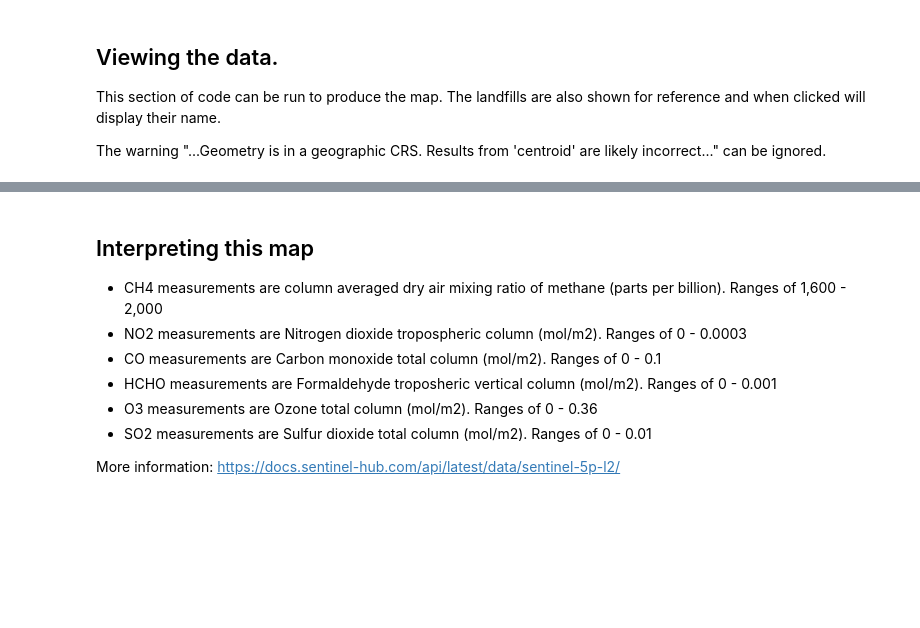
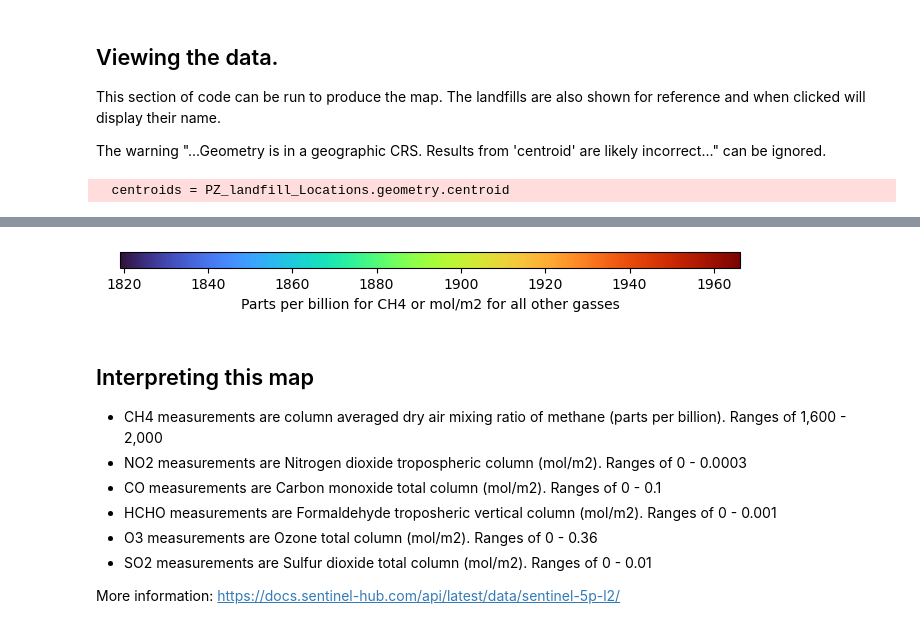
Before and after one commit to zelcon01/Landfill_Atmospheric_Gas_Monitor_Tools, a Jupyter notebook: Sentinel 5P Atmospheric Gas Map.ipynb, the cells around one changed output, grey strips where cells are left out. Saved outputs shown, nothing was run; the diff lists cells and outputs as text; code cells hidden in the pictures; blank space fills up the shorter version.

```diff
--- a/Sentinel 5P Atmospheric Gas Map.ipynb
+++ b/Sentinel 5P Atmospheric Gas Map.ipynb
@@ -123,24 +144,16 @@ dataset = rasterio.open(gas_data, 'r')
 rasdata = dataset.read()[0]
 rasdata_normed = rasdata / rasdata.max() * 10
 
-# set bounds using EPSG:3857 projection
-dest_crs = 'EPSG:3857'
-left, bottom, right, top = [i for i in dataset.bounds]
-bounds_4326 = warp.transform_bounds(src_crs=dataset.crs, dst_crs=dest_crs, left=left,
-                                    bottom=bottom, right=right, top=top)
-
-# Loading colourmap for gas_data
-colormap = cm.turbo
-
 # When the data is displayed, this says to ignore values of zero.
 non_zero_values = rasdata[rasdata != 0]
 min_value = non_zero_values.min()
 max_value = non_zero_values.max()
 normalized_data = (non_zero_values - min_value) / (max_value - min_value)
 
-# Create a colormap for the non-zero values
-colormap_index = np.zeros_like(rasdata, dtype=np.float64)
-colormap_index[rasdata != 0] = normalized_data
+# Create a colourmap for the non-zero values
+colourmap = cm.turbo
+colourmap_index = np.zeros_like(rasdata, dtype=np.float64)
+colourmap_index[rasdata != 0] = normalized_data
 
 #Loading in the landfill locations
 PZ_landfill_Locations = gpd.read_file(r"C:\GIS_Course\EGM722\Project\Data\PZ_landfill_point4326.geojson")
@@ -162,10 +175,10 @@ for feature in PZ_landfill_Locations.iterfeatures():
 
 # Adding the gas concentration dataset to the map
 folium.raster_layers.ImageOverlay(
-    image=colormap(colormap_index),
+    image=colourmap(colourmap_index),
     name='gas concentration in atmosphere',
     opacity=0.6,
-    bounds=[[27.0, -19.5], [44.4, 5.0]],  # this should be the same as the spatial extent of cube
+    bounds=[[20.0, -19.5], [44.4, 9.0]],  # this should be the same as the spatial extent of cube
     interactive=False,
     cross_origin=False,
     zindex=1
@@ -174,9 +187,11 @@ folium.raster_layers.ImageOverlay(
 # Creating the legend for gas concentration
 fig, ax = plt.subplots(figsize=(8, 0.2))
 cbar = plt.colorbar(cm.ScalarMappable(norm=Normalize(vmin=min_value, vmax=max_value),
-                                      cmap=colormap),
+                                      cmap=colourmap),
                     cax=ax, orientation='horizontal')
 cbar.set_label('Parts per billion for CH4 or mol/m2 for all other gasses')
 
 # Display the map
 gas_concentration_map
+# %% [output]
+  centroids = PZ_landfill_Locations.geometry.centroid
@@ -183,3 +199,4 @@ gas_concentration_map
+[figure, added]
 # %% [markdown]
 ## Interpreting this map
 
```
Also changed, not shown: parts of 4 cells of this notebook, 8 other files.
